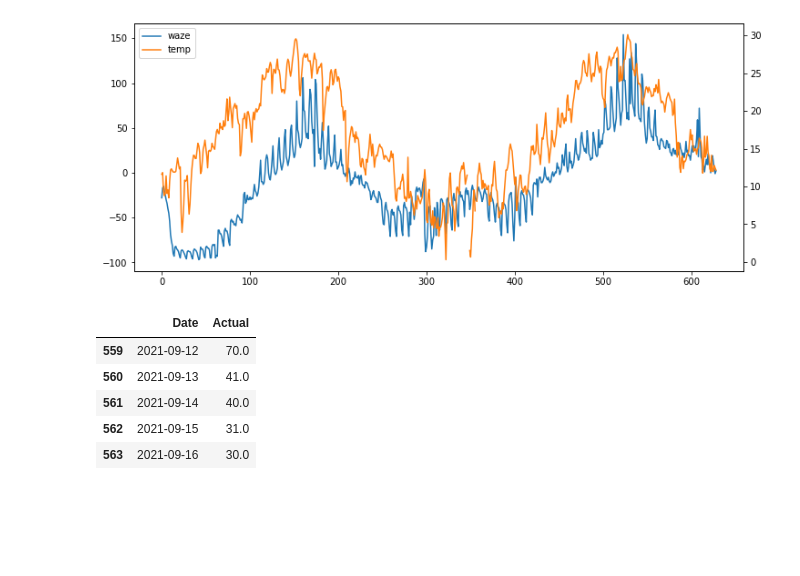
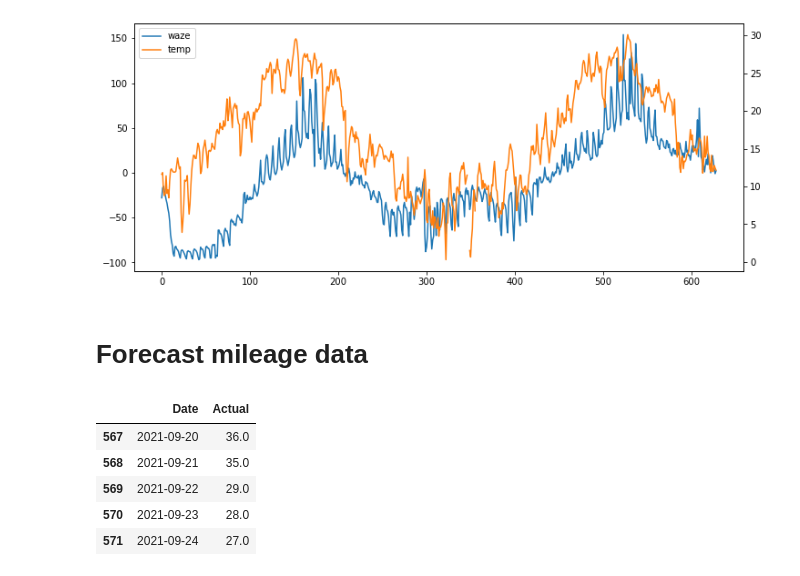
Before and after one commit to vettorefburana/Uber-Orbit-Forecast, a Jupyter notebook: forecasting.ipynb, the cells around one changed output. Drawn from its saved outputs; the diff is of its cells as text; code cells hidden in the pictures; blank space fills up the shorter version.

```diff
--- a/forecasting.ipynb
+++ b/forecasting.ipynb
@@ -54,22 +183,24 @@ plt.show()
 # %% [output]
 [figure]
 # %%
-#split the dataset
-test_size = 70
+# split the dataset
+test_size = 62
 train_df = data[:-test_size]
 test_df = data[-test_size:]
+# %% [markdown]
+# Forecast mileage data
 # %%
 date_col = 'date'
 response_col = 'waze'
 # %%
 # save results in dataframe
-tabella = test_df[[date_col, response_col]]
-tabella.rename(columns={'date': 'Date', 'waze': 'Actual'}, inplace=True)
-tabella.head()
+table_waze = test_df[[date_col, response_col]]
+table_waze.rename(columns={'date': 'Date', 'waze': 'Actual'}, inplace=True)
+table_waze.head()
 # %% [output]
 |  | Date | Actual |
-| 559 | 2021-09-12 | 70.0 |
-| 560 | 2021-09-13 | 41.0 |
-| 561 | 2021-09-14 | 40.0 |
-| 562 | 2021-09-15 | 31.0 |
-| 563 | 2021-09-16 | 30.0 |
+| 567 | 2021-09-20 | 36.0 |
+| 568 | 2021-09-21 | 35.0 |
+| 569 | 2021-09-22 | 29.0 |
+| 570 | 2021-09-23 | 28.0 |
+| 571 | 2021-09-24 | 27.0 |
```
Also changed, not shown: parts of 63 cells of this notebook.
